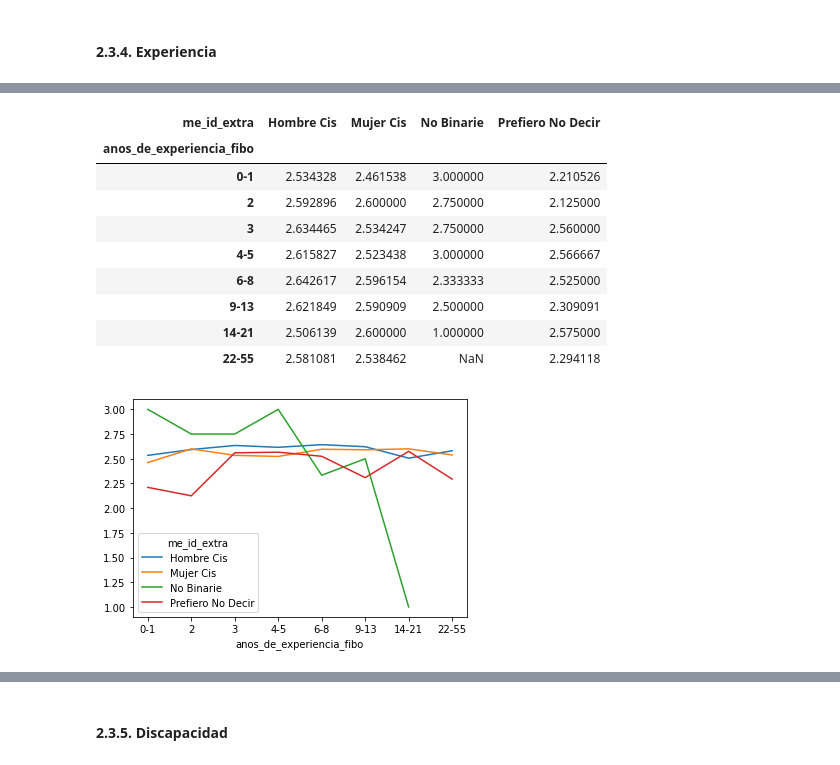
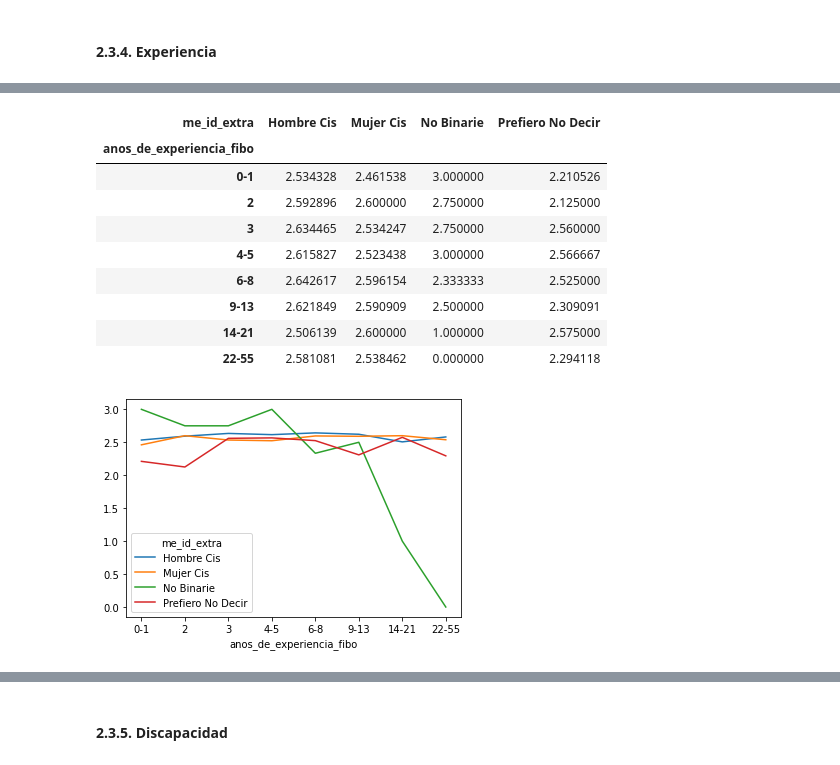
Before and after one commit to SebastianESaavedra/openqube-sueldos, a Jupyter notebook: pipeline/data-analysis.ipynb, the cells around one changed output, grey strips where cells are left out. Cells and saved outputs as stored; diff of their text form; code cells hidden in the pictures.

```diff
--- a/pipeline/data-analysis.ipynb
+++ b/pipeline/data-analysis.ipynb
@@ -1687,7 +1690,7 @@ df = (
     df.groupby(["anos_de_experiencia_fibo", "me_id_extra"])
     .agg({"salario_mensual_o_retiro_bruto_en_tu_moneda_local": "median"})
     .unstack("me_id_extra")
-# .fillna(0)
+    .fillna(0)
 )
 df.columns = df.columns.droplevel(0)
 display(df)
@@ -1709,34 +1712,34 @@ charts["experience_gender_salary_median"] = to_rechart(df)
 # %%
 df = dataframe.copy()
 df = df[df.me_id_extra.isin(enough_data)]
 
 df["anos_de_experiencia_fibo"] = pd.cut(
     df["anos_de_experiencia"].values,
     [0, 1, 2, 3, 5, 8, 13, 21, 55],
     labels=["0-1", "2", "3", "4-5", "6-8", "9-13", "14-21", "22-55"],
 )
 df = (
     df.groupby(["anos_de_experiencia_fibo", "me_id_extra"])
     .agg({"que_tan_conforme_estas_con_tu_sueldo": "mean"})
     .unstack("me_id_extra")
-#     .fillna(0)
+    .fillna(0)
 )
 df.columns = df.columns.droplevel(0)
 display(df)
 df.plot(kind="line")
 charts["experience_gender_conformidad_mean"] = to_rechart(df)
 # %% [output]
 | me_id_extra | Hombre Cis | Mujer Cis | No Binarie | Prefiero No Decir |
 | anos_de_experiencia_fibo |  |  |  |  |
 | 0-1 | 2.534328 | 2.461538 | 3.000000 | 2.210526 |
 | 2 | 2.592896 | 2.600000 | 2.750000 | 2.125000 |
 | 3 | 2.634465 | 2.534247 | 2.750000 | 2.560000 |
 | 4-5 | 2.615827 | 2.523438 | 3.000000 | 2.566667 |
 | 6-8 | 2.642617 | 2.596154 | 2.333333 | 2.525000 |
 | 9-13 | 2.621849 | 2.590909 | 2.500000 | 2.309091 |
 | 14-21 | 2.506139 | 2.600000 | 1.000000 | 2.575000 |
-| 22-55 | 2.581081 | 2.538462 | NaN | 2.294118 |
+| 22-55 | 2.581081 | 2.538462 | 0.000000 | 2.294118 |
-[figure, old version]
+[figure, new version]
 [interactive output not drawn]
 # %% [markdown]
 #### 2.3.5. Discapacidad
```
Also changed, not shown: parts of 15 cells of this notebook, 1 other file.
